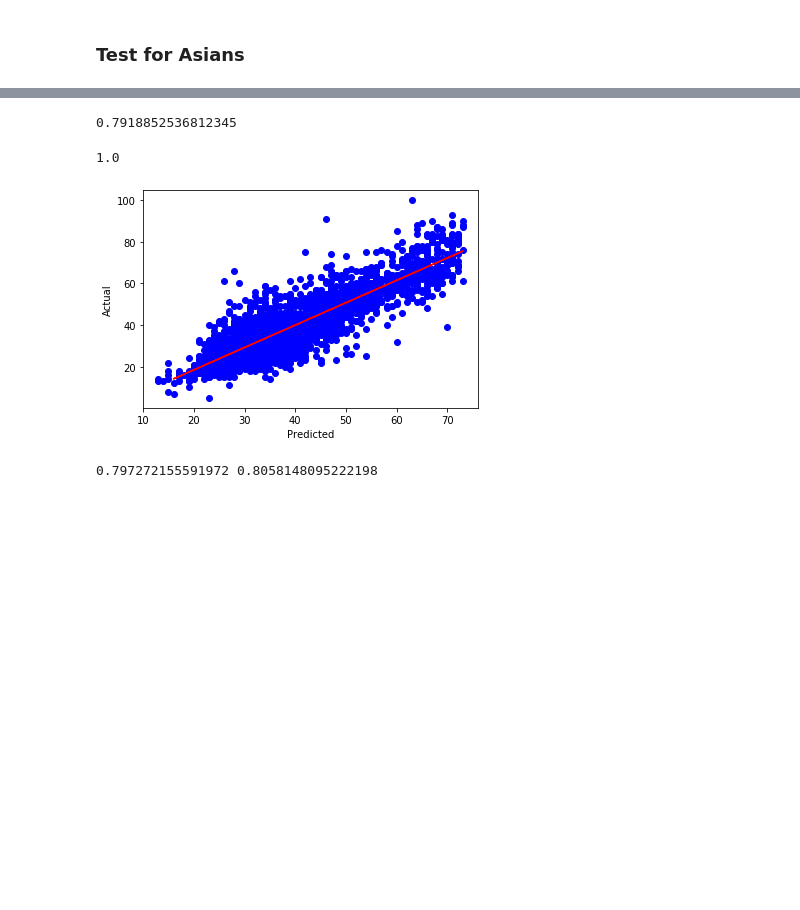
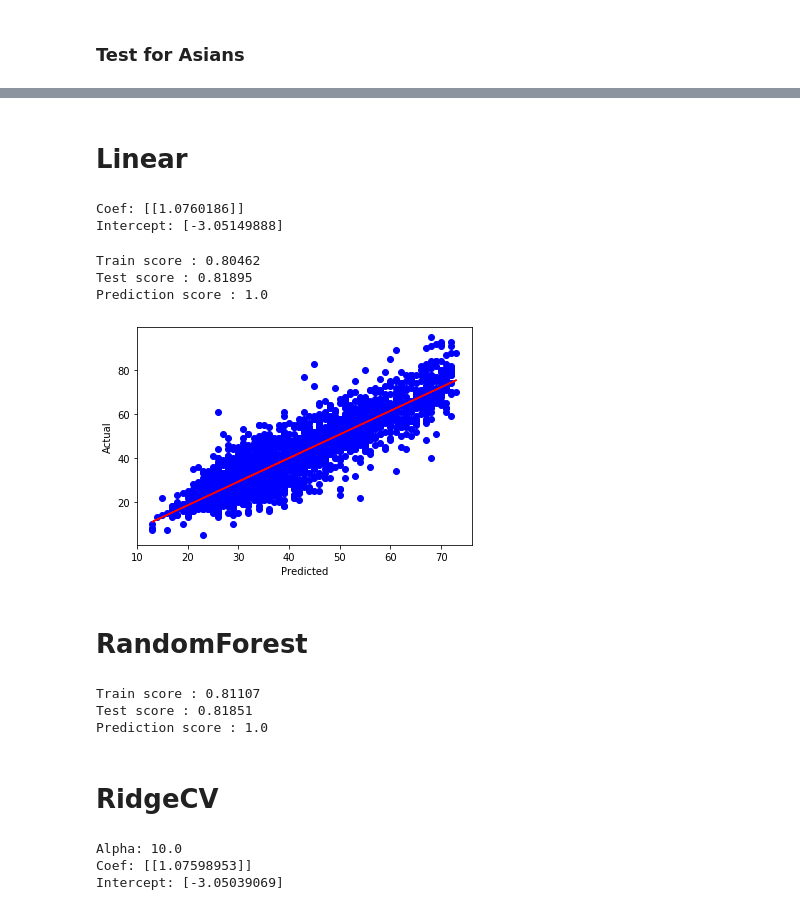
Before and after one commit to rmmeade/APM_Faces_Proj, a Jupyter notebook: Correcting_Biases_Sebas.ipynb, the cells around one changed output, grey strips where cells are left out. Saved outputs shown, nothing was run; the diff lists cells and outputs as text; code cells hidden in the pictures; blank space fills up the shorter version.

Commit message:
models with dummy data

```diff
--- a/Correcting_Biases_Sebas.ipynb
+++ b/Correcting_Biases_Sebas.ipynb
@@ -103,34 +113,69 @@ plt.show()
+# %% [markdown]
+# Linear
 # %%
 import numpy as np
 from sklearn.linear_model import LinearRegression
-regressor = LinearRegression()
-regressor.fit(X_train, Y_train)
-y_pred_x_train = regressor.predict(X_train)
-y_pred_x_test = regressor.predict(X_test)
+linear = LinearRegression()
+linear.fit(X_train, Y_train)
+y_pred_x_train = linear.predict(X_train)
+Y_pred = linear.predict(X_test)
+
+print("Coef: " + str(linear.coef_))
+print("Intercept: " + str(linear.intercept_))
+# %% [output]
+Coef: [[1.0760186]]
+Intercept: [-3.05149888]
-# %%
-regressor.score(X_train,Y_train)
-# %% [output]
-0.7918852536812345
-# %%
-regressor.score(X_test,y_pred_x_test)
-# %% [output]
-1.0
+# %%
+train_score = linear.score(X_train, Y_train)
+test_score = linear.score(X_test, Y_test)
+prediction_score = linear.score(X_test, Y_pred)
+
+print("Train score : "+ str(round(train_score,5)))
+print("Test score : "+ str(round(test_score,5)))
+print("Prediction score : " + str(round(prediction_score,5)))
+# %% [output]
+Train score : 0.80462
+Test score : 0.81895
+Prediction score : 1.0
 # %%
 plt.scatter(X, Y, color = 'blue')
 
-plt.plot(X_test, y_pred_x_test, color = 'red')
+plt.plot(X_test, Y_pred, color = 'red')
 
 plt.xlabel('Predicted')
 plt.ylabel('Actual')
 
 plt.show()
 # %% [output]
-[figure, old version]
+[figure, new version]
+# %% [markdown]
+# RandomForest
 # %%
 RandomForestRegressorModel = RandomForestRegressor(n_estimators=50)
 RandomForestRegressorModel.fit(X_train, Y_train)
-prediction_score = RandomForestRegressorModel.score(X_train, Y_train)
+Y_pred = RandomForestRegressorModel.predict(X_test)
+
+train_score = RandomForestRegressorModel.score(X_train, Y_train)
 test_score = RandomForestRegressorModel.score(X_test, Y_test)
-print(prediction_score,test_score)
+prediction_score = RandomForestRegressorModel.score(X_test, Y_pred)
+
+print("Train score : "+ str(round(train_score,5)))
+print("Test score : "+ str(round(test_score,5)))
+print("Prediction score : " + str(round(prediction_score,5)))
 # %% [output]
-0.797272155591972 0.8058148095222198
+Train score : 0.81107
+Test score : 0.81851
+Prediction score : 1.0
+# %% [markdown]
+# RidgeCV
+# %%
+ridgecv = linear_model.RidgeCV(alphas=np.logspace(-6, 6, 13))
+ridgecv.fit(X_train,Y_train)
+
+print("Alpha: " + str(ridgecv.alpha_))
+print("Coef: " + str(ridgecv.coef_))
+print("Intercept: " + str(ridgecv.intercept_))
+# %% [output]
+Alpha: 10.0
+Coef: [[1.07598953]]
+Intercept: [-3.05039069]
```
Also changed, not shown: parts of 17 cells of this notebook.
